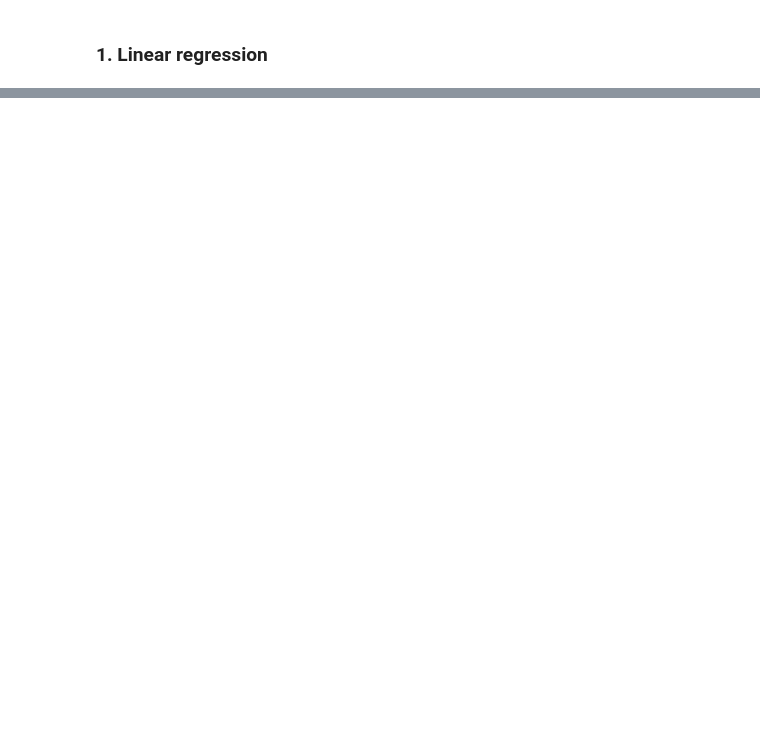
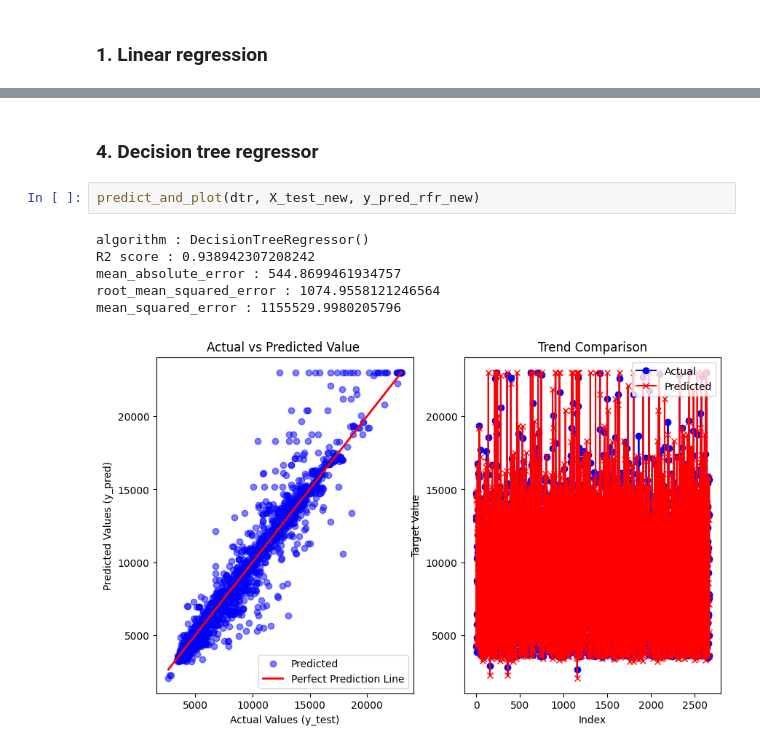
Before and after one commit to utsav87589/Flight-Price-EDA, a Jupyter notebook: notebooks/outliers_pred.ipynb, the cells around one changed output, grey strips where cells are left out. Drawn from its saved outputs; the diff is of its cells as text; blank space fills up the shorter version.

```diff
--- a/notebooks/outliers_pred.ipynb
+++ b/notebooks/outliers_pred.ipynb
@@ -265,0 +303,11 @@ plt.plot(y_pred_rfr_new)
+# %% [markdown]
+### 4. Decision tree regressor
+# %%
+predict_and_plot(dtr, X_test_new, y_pred_rfr_new)
+# %% [output]
+algorithm : DecisionTreeRegressor()
+R2 score : 0.938942307208242
+mean_absolute_error : 544.8699461934757
+root_mean_squared_error : 1074.9558121246564
+mean_squared_error : 1155529.9980205796
+[figure, added]
```
Also changed, not shown: parts of 16 cells of this notebook, 2 other files.
